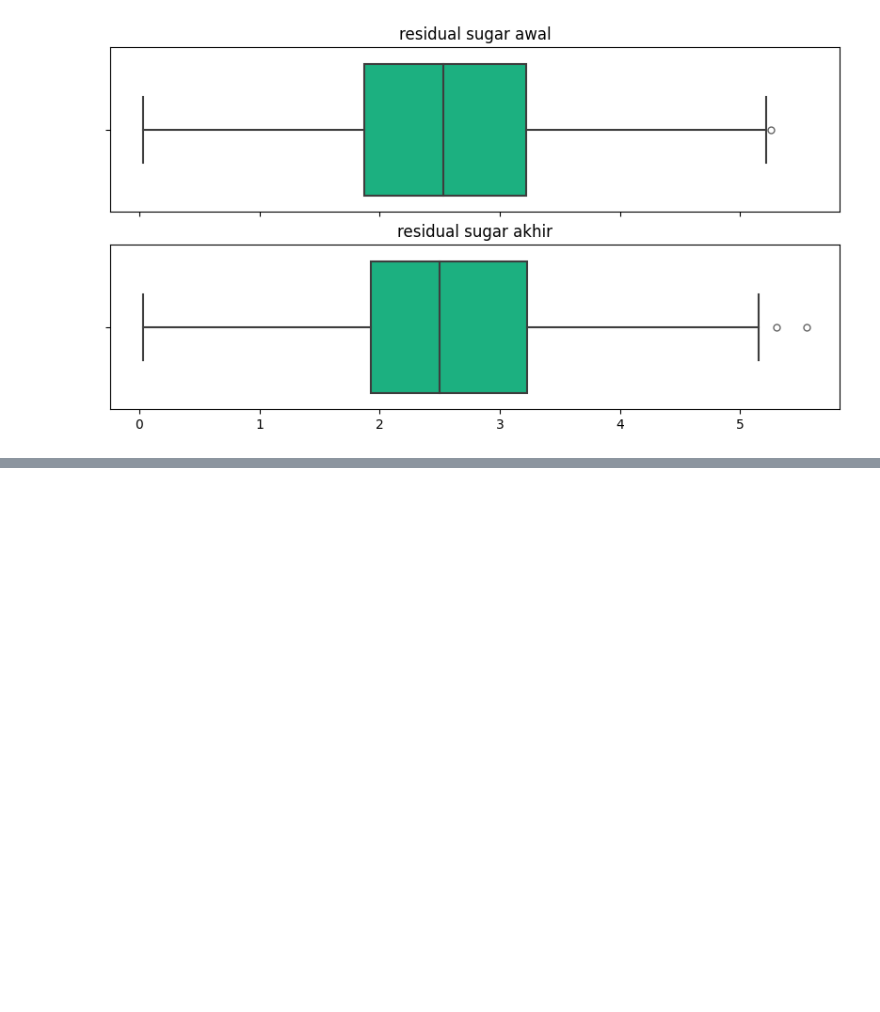
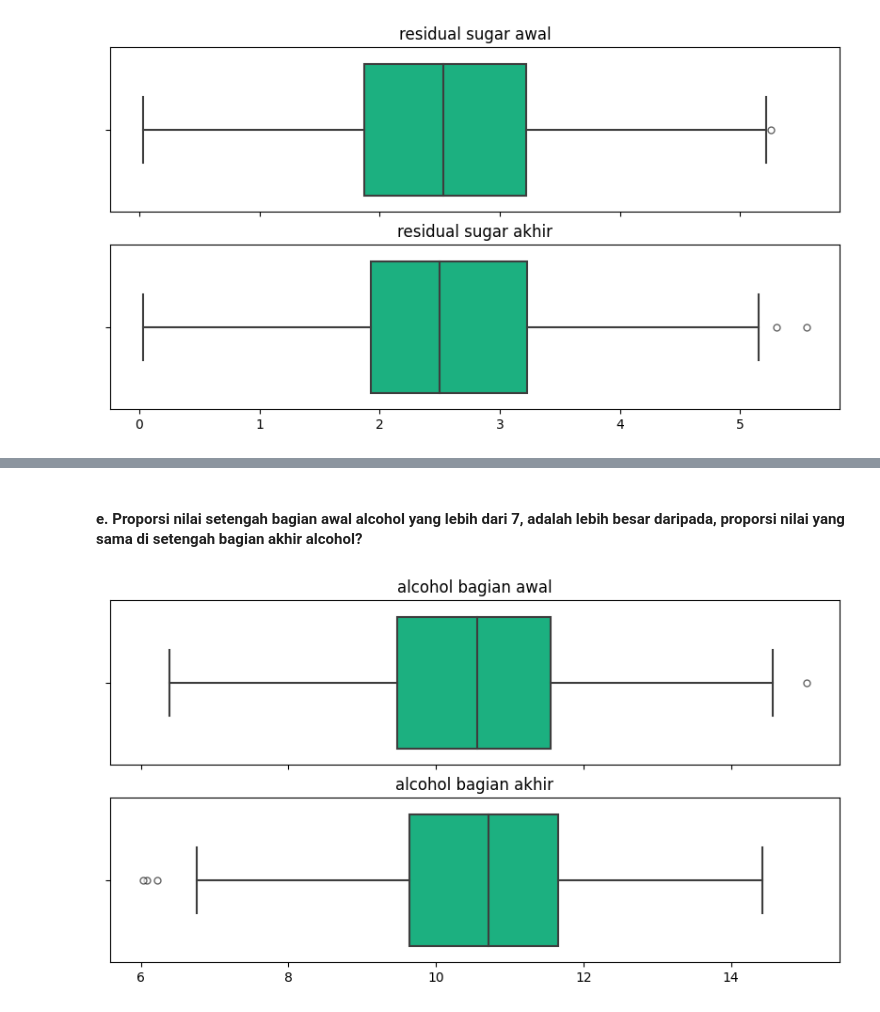
Before and after one commit to SaddamAnnais/K1-T1-IF2220-13521099, a Jupyter notebook: main.ipynb, the cells around one changed output, grey strips where cells are left out. Cells and saved outputs as stored; diff of their text form; code cells hidden in the pictures; blank space fills up the shorter version.

```diff
--- a/main.ipynb
+++ b/main.ipynb
@@ -935 +937,7 @@ Dengan demikian pernyataan Variansi kolom residual awal sugar memiliki variansi
 Karena $p \geq a$, keputusan $H_0$ tidak ditolak semakin kuat
+# %% [markdown]
+#### e. Proporsi nilai setengah bagian awal alcohol yang lebih dari 7, adalah lebih besar daripada, proporsi nilai yang sama di setengah bagian akhir alcohol?
+# %%
+hist_blox2(anggur['alcohol'][:len(anggur)//2], anggur['alcohol'][len(anggur)//2:],"alcohol bagian awal","alcohol bagian akhir")
+# %% [output]
+[figure, added]
```
Also changed, not shown: parts of 14 cells of this notebook.
